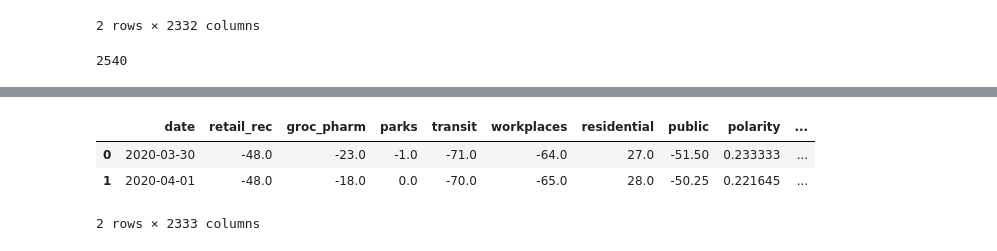
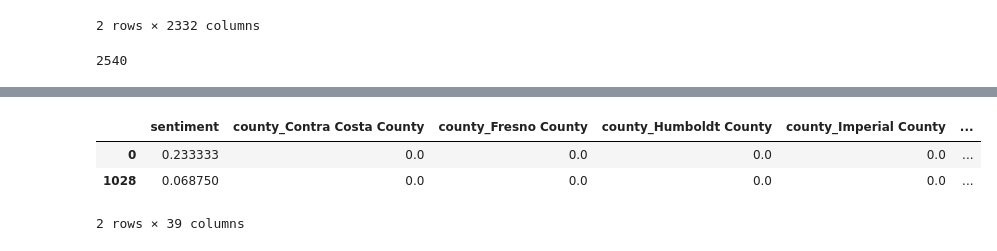
Before and after one commit to swethapola/w207_finalproject, a Jupyter notebook: notebooks/model.ipynb, the cells around one changed output, grey strips where cells are left out. Cells and saved outputs as stored; diff of their text form; code cells hidden in the pictures.

```diff
--- a/notebooks/model.ipynb
+++ b/notebooks/model.ipynb
@@ -107,0 +136,4 @@ reset_ind.drop(columns=['county'], inplace=True)
+# %%
+final_df['date_num'] = (final_df['date'] - pd.to_datetime('03/30/2020'))/np.timedelta64(1, 'D')
+final_df = final_df.sort_values(by='date')
+final_df.head(2)
@@ -107,0 +145,4 @@ reset_ind.drop(columns=['county'], inplace=True)
+# %%
+before_mid_june = final_df[final_df['date'] < pd.to_datetime('2020-06-15')]
+mid_june_onwards = final_df[final_df['date'] >= pd.to_datetime('2020-06-15')]
+mid_june_onwards.tail(5)
@@ -107,0 +157,7 @@ reset_ind.drop(columns=['county'], inplace=True)
+# %%
+less_cols = list(before_mid_june.columns)[-39:]
+# %%
+few_cols_train = before_mid_june.loc[:, less_cols]
+few_cols_test = mid_june_onwards.loc[:, less_cols]
+y_public_train = np.array(y_public_train)
+y_public_test = np.array(y_public_test)
@@ -108,7 +185,7 @@ reset_ind.drop(columns=['county'], inplace=True)
 # %%
-reset_ind.head(2)
+few_cols_train.head(2)
 # %% [output]
-|  | date | retail_rec | groc_pharm | parks | transit | workplaces | residential | public | polarity | ... |
-| 0 | 2020-03-30 | -48.0 | -23.0 | -1.0 | -71.0 | -64.0 | 27.0 | -51.50 | 0.233333 | ... |
-| 1 | 2020-04-01 | -48.0 | -18.0 | 0.0 | -70.0 | -65.0 | 28.0 | -50.25 | 0.221645 | ... |
+|  | sentiment | county_Contra Costa County | county_Fresno County | county_Humboldt County | county_Imperial County | ... |
+| 0 | 0.233333 | 0.0 | 0.0 | 0.0 | 0.0 | ... |
+| 1028 | 0.068750 | 0.0 | 0.0 | 0.0 | 0.0 | ... |
-2 rows × 2333 columns
+2 rows × 39 columns
```
Also changed, not shown: parts of 28 cells of this notebook, 3 other files.
